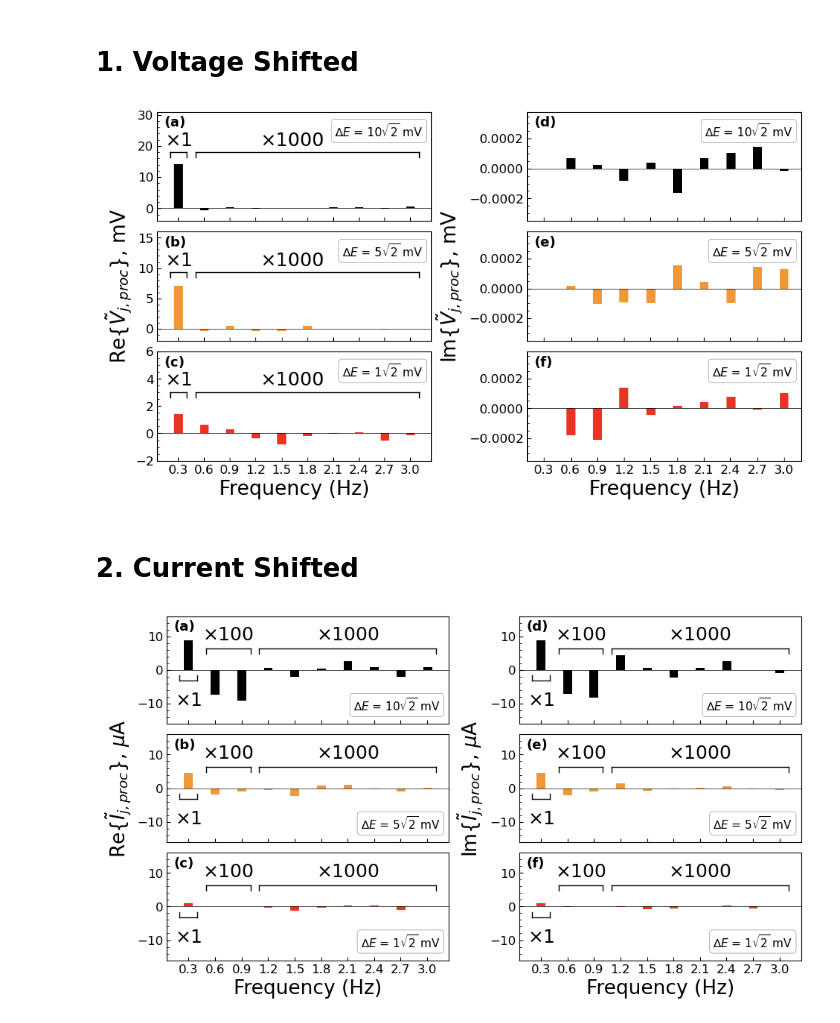
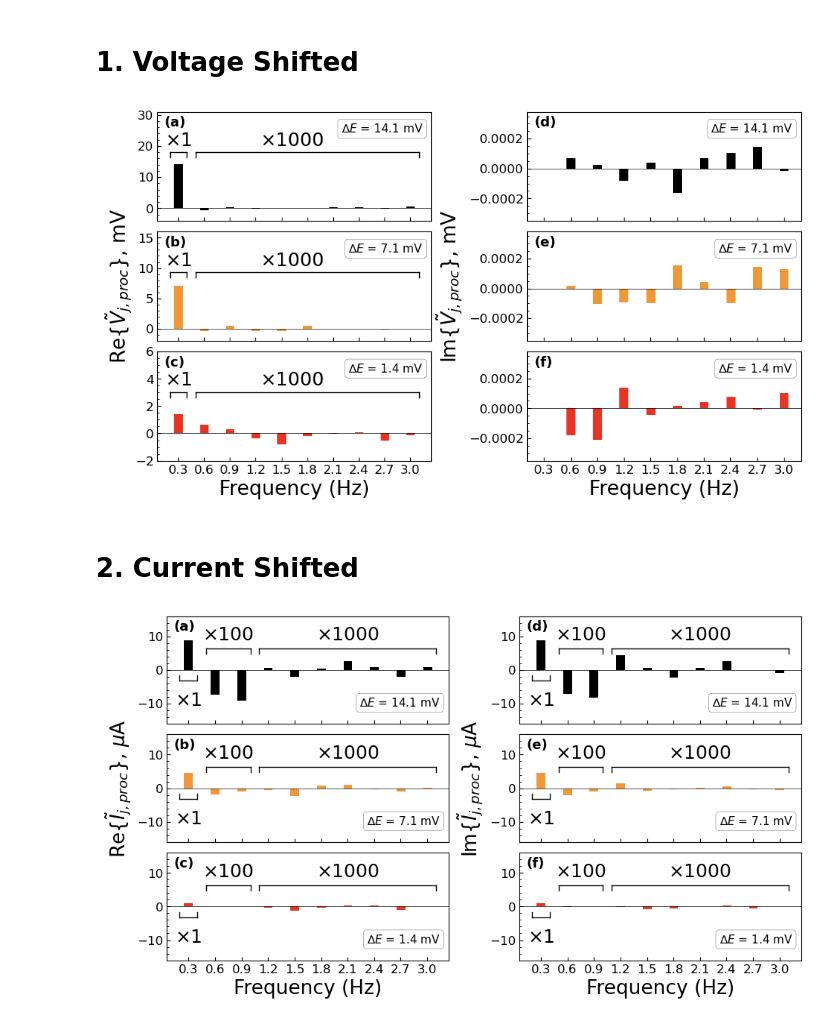
Before and after one commit to lauren8040/NLEIS-Ferri-Ferrocyanide-Modelling, a Jupyter notebook: jupyter/Figures/Signal Analysis/Signal_Analysis_Plot.ipynb, the cells around one changed output. Saved outputs shown, nothing was run; the diff lists cells and outputs as text; code cells hidden in the pictures.

```diff
--- a/jupyter/Figures/Signal Analysis/Signal_Analysis_Plot.ipynb
+++ b/jupyter/Figures/Signal Analysis/Signal_Analysis_Plot.ipynb
@@ -45,8 +45,8 @@ def create_dataframe(filepath, rank, file_num, val_prefix):
 
     #Extract Data from Specific Named Columns
     freq = float(df["Freq"].iloc[0])
-    df_res = df[["Modulation"]+cols]
-    df_res = df_res.set_index("Modulation").T
+    df_res = df[["Modulation (RMS)"]+cols]
+    df_res = df_res.set_index("Modulation (RMS)").T
 
     #Create Harmonic Number/Frequency Labeling
     df_res = df_res.reset_index().rename(columns={"index": "Harmonic j"})
@@ -196,7 +196,7 @@ bar_width = 0.1
 frequencies = df_Vreal['Frequency (Hz)']
 colors = [(234, 51, 35), (240, 152, 55), (0, 0, 0)]
 colors = [tuple(c / 255 for c in color) for color in colors]
-labels = [r"$∆E$ = $10 \sqrt{2}$ mV", r"$∆E$ = $5 \sqrt{2}$ mV", r"$∆E$ = $1 \sqrt{2}$ mV"]
+labels = [rf"$∆E$ = {round(10*np.sqrt(2),1)} mV", rf"$∆E$ = {round(5*np.sqrt(2),1)} mV", rf"$∆E$ = {round(1*np.sqrt(2),1)} mV"]
 cols = ["10mV", "5mV", "1mV"]
 subplot_labels = ['(a)', '(d)', '(b)', '(e)', '(c)', '(f)']
 y_lims_min = [-4, -2, -2]
@@ -240,34 +240,34 @@ for i in range(3):
                 bbox=dict(boxstyle='round',
                           facecolor='white',
                           edgecolor=gray_rgb,
                           linewidth=0.4))
 
         # Brackets under x-axis (only on Real side)
         if j == 0:
             overhang = 0.05
             x1_start, x1_end = 0.15 + overhang, 0.45 - overhang
             x2_start, x2_end = 0.45 + overhang, 3.15 - overhang
             x1_mid = (x1_start + x1_end) / 2
             x2_mid = (x2_start + x2_end) / 2
             add_bracket(ax, x1_start, x1_end, 0.63, 0.05)
             add_bracket(ax, x2_start, x2_end, 0.63, 0.05)
             ax.text(x1_mid, 0.82, r'$\times 1$', transform=ax.get_xaxis_transform(),
                     fontsize=mult_fontsize, verticalalignment='top', horizontalalignment='center')
             ax.text(x2_mid*0.9, 0.82, rf'$\times {mult_reals[i]}$', transform=ax.get_xaxis_transform(),
                     fontsize=mult_fontsize, verticalalignment='top', horizontalalignment='center')
 
         count += 1
 
 # X-axis label and ticks (bottom row only)
 for j in [0, 1]:
     axs[2, j].set_xlabel('Frequency (Hz)', fontsize=fontsize)
     axs[2, j].set_xticks([0.3, 0.6, 0.9, 1.2, 1.5, 1.8, 2.1, 2.4, 2.7, 3.0])
 
 #Show/Save Figure
 plt.savefig("S2_Processed_Voltage_Signal_Analysis.png", dpi=500, bbox_inches='tight', pad_inches=0.1)
 plt.show()
 # %% [output]
-[figure, old version]
+[figure, new version]
 # %% [markdown]
 # 2. Current Shifted
 # %%
@@ -284,7 +284,7 @@ bar_width = 0.1
 frequencies = df_Vreal['Frequency (Hz)']
 colors = [(234, 51, 35), (240, 152, 55), (0, 0, 0)]
 colors = [tuple(c / 255 for c in color) for color in colors]
-labels = [r"$∆E$ = $10 \sqrt{2}$ mV", r"$∆E$ = $5 \sqrt{2}$ mV", r"$∆E$ = $1 \sqrt{2}$ mV"]
+labels = [rf"$∆E$ = {round(10*np.sqrt(2),1)} mV", rf"$∆E$ = {round(5*np.sqrt(2),1)} mV", rf"$∆E$ = {round(1*np.sqrt(2),1)} mV"]
 cols = ["10mV","5mV","1mV"]
 subplot_labels = ['(a)', '(d)', '(b)', '(e)', '(c)', '(f)']
 mult = 100
@@ -361,4 +361,4 @@ axs[2, 1].set_xticks(xticks)
 plt.savefig("Figure2_Processed_Current_Signal_Analysis.png", dpi=500, bbox_inches='tight', pad_inches=0.1)
 plt.show()
 # %% [output]
-[figure, old version]
+[figure, new version]
```
Also changed, not shown: 21 other files.
